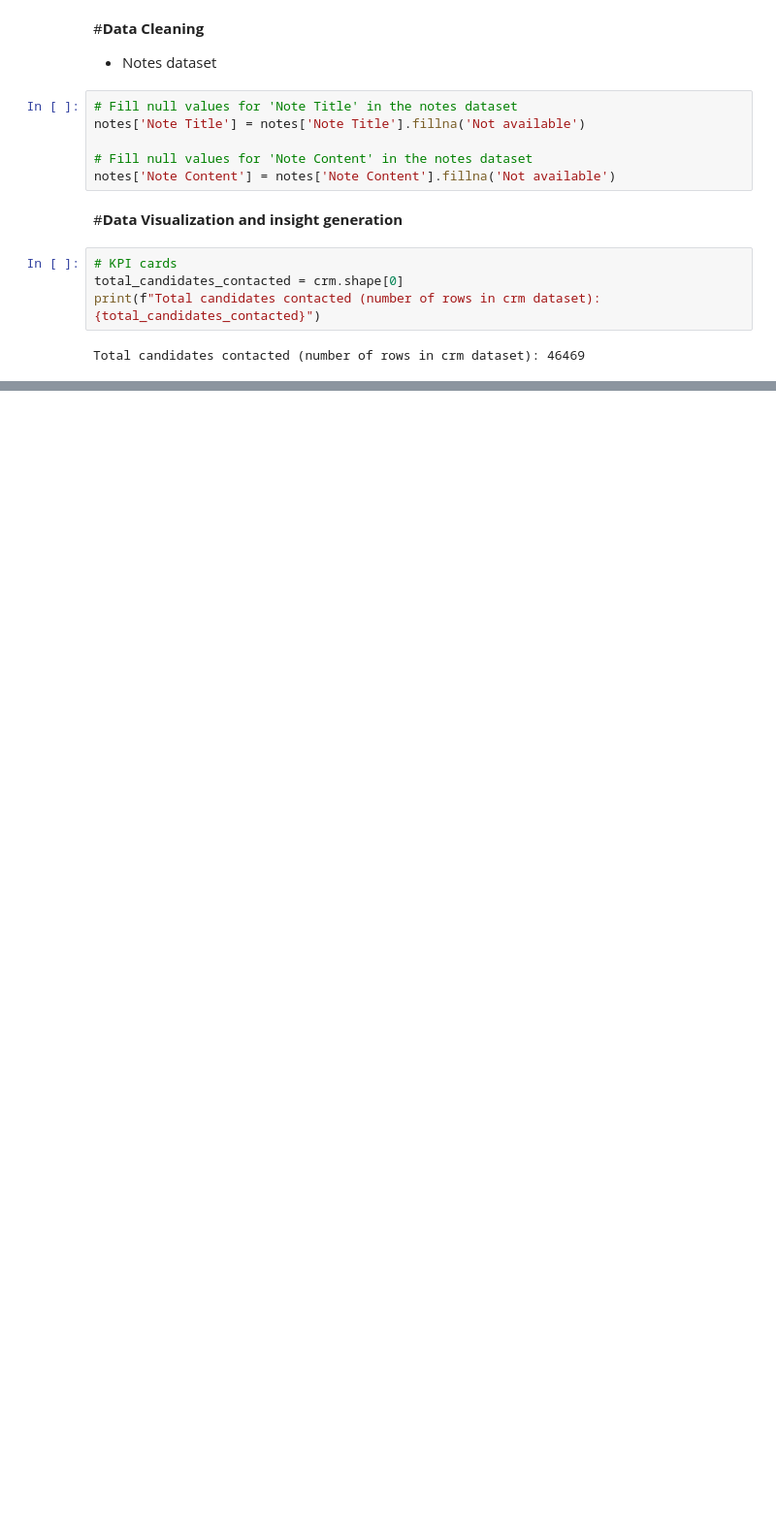
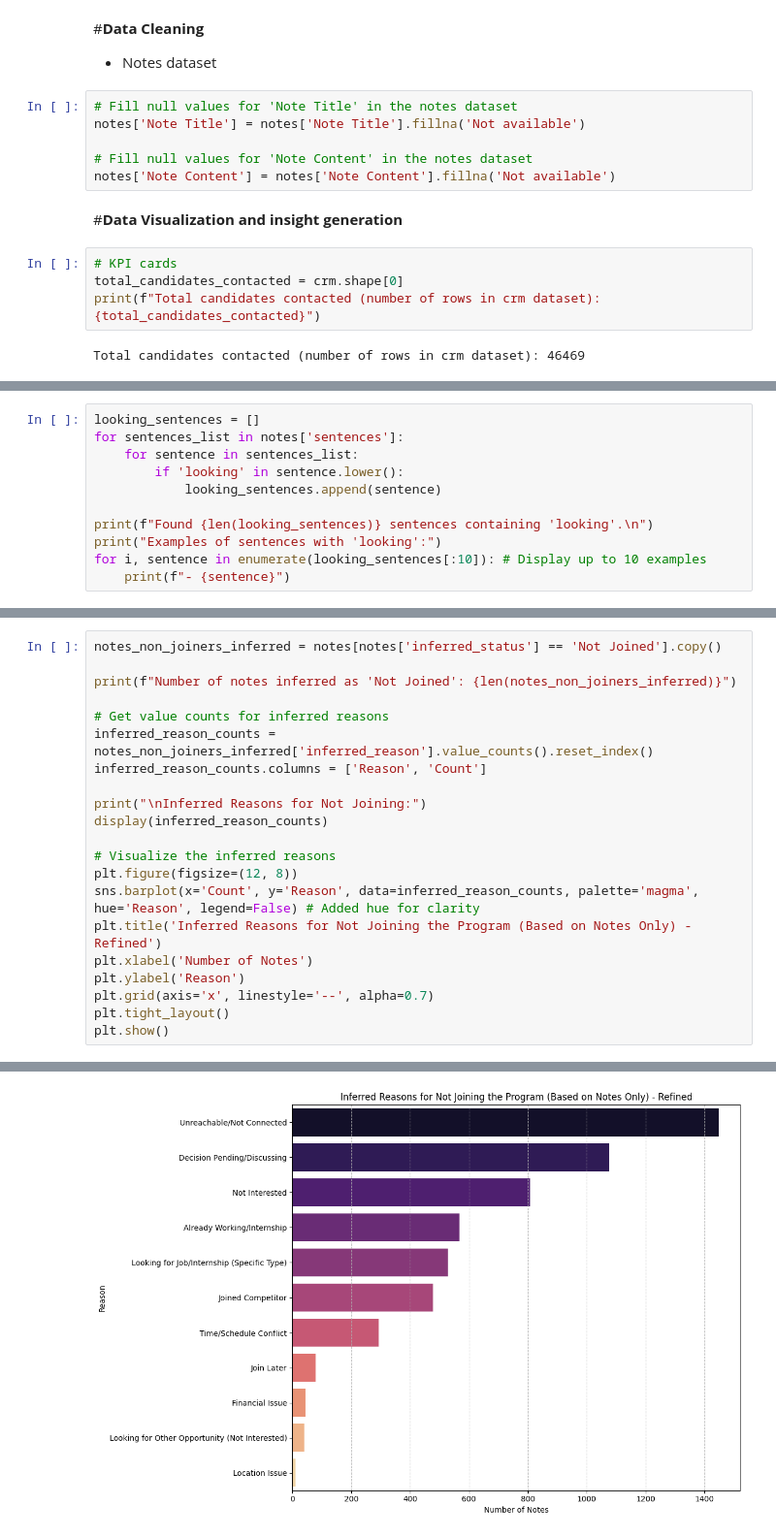
Before and after one commit to eldhosekroy/churn_prediction, a Jupyter notebook: Churn_data.ipynb, the cells around one changed output, grey strips where cells are left out. Shown at 97% size. Cells and saved outputs as stored; diff of their text form; blank space fills up the shorter version.

```diff
--- a/Churn_data.ipynb
+++ b/Churn_data.ipynb
@@ -832,0 +970,11 @@ Inactive candidates (Invoice No, Program Not Joined): 135
+# %%
+looking_sentences = []
+for sentences_list in notes['sentences']:
+    for sentence in sentences_list:
+        if 'looking' in sentence.lower():
+            looking_sentences.append(sentence)
+
+print(f"Found {len(looking_sentences)} sentences containing 'looking'.\n")
+print("Examples of sentences with 'looking':")
+for i, sentence in enumerate(looking_sentences[:10]): # Display up to 10 examples
+    print(f"- {sentence}")
@@ -832,0 +1169,22 @@ Inactive candidates (Invoice No, Program Not Joined): 135
+# %%
+notes_non_joiners_inferred = notes[notes['inferred_status'] == 'Not Joined'].copy()
+
+print(f"Number of notes inferred as 'Not Joined': {len(notes_non_joiners_inferred)}")
+
+# Get value counts for inferred reasons
+inferred_reason_counts = notes_non_joiners_inferred['inferred_reason'].value_counts().reset_index()
+inferred_reason_counts.columns = ['Reason', 'Count']
+
+print("\nInferred Reasons for Not Joining:")
+display(inferred_reason_counts)
+
+# Visualize the inferred reasons
+plt.figure(figsize=(12, 8))
+sns.barplot(x='Count', y='Reason', data=inferred_reason_counts, palette='magma', hue='Reason', legend=False) # Added hue for clarity
+plt.title('Inferred Reasons for Not Joining the Program (Based on Notes Only) - Refined')
+plt.xlabel('Number of Notes')
+plt.ylabel('Reason')
+plt.grid(axis='x', linestyle='--', alpha=0.7)
+plt.tight_layout()
+plt.show()
+# %% [output]
@@ -832,0 +1206 @@ Inactive candidates (Invoice No, Program Not Joined): 135
+[figure, added]
```
Also changed, not shown: parts of 20 cells of this notebook.
